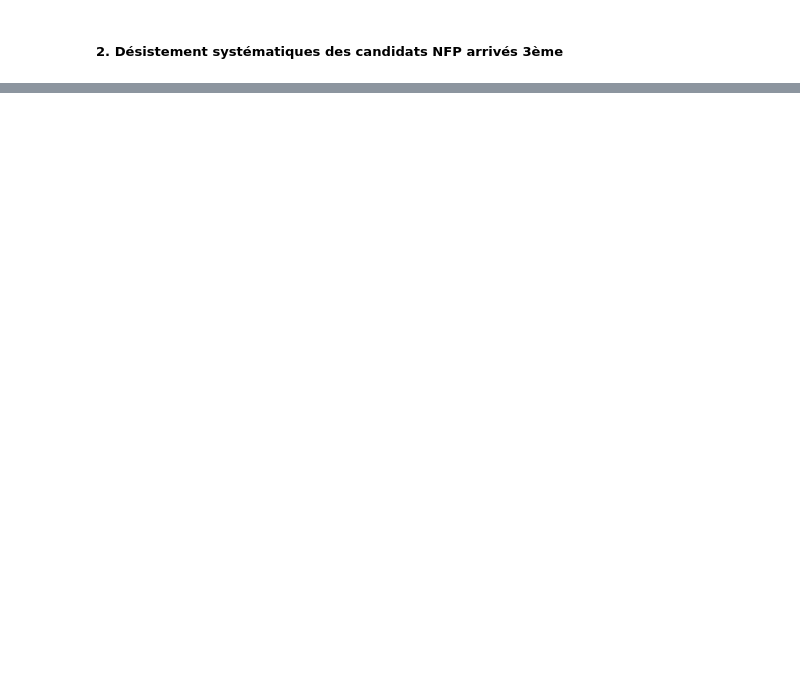
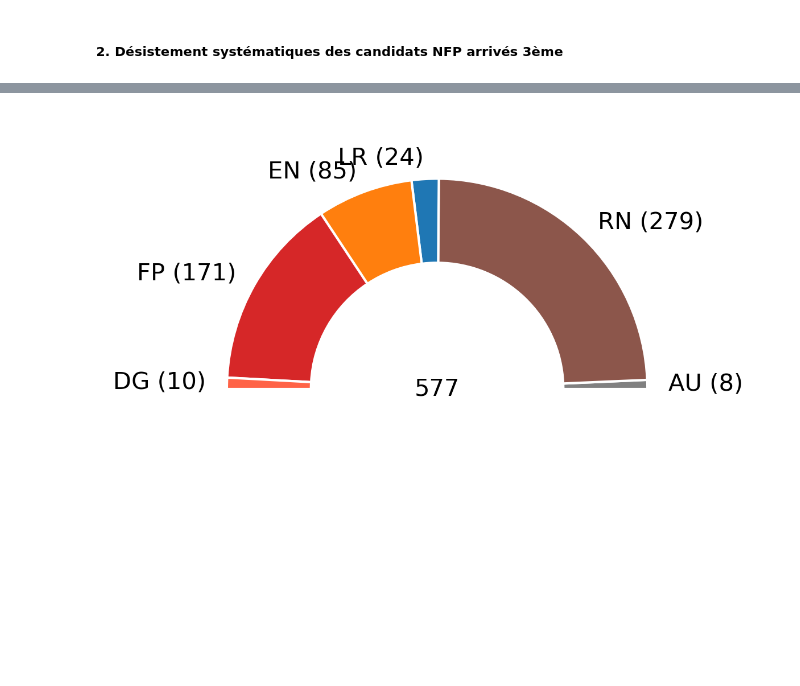
Before and after one commit to amounier/datan, a Jupyter notebook: Reports.ipynb, the cells around one changed output, grey strips where cells are left out. Drawn from its saved outputs; the diff is of its cells as text; code cells hidden in the pictures; blank space fills up the shorter version.

```diff
--- a/Reports.ipynb
+++ b/Reports.ipynb
@@ -398,0 +684,21 @@ plt.show()
+# %%
+# plot half pie chart
+label = list(elected.keys())[::-1]
+val = [elected.get(l) for l in label]
+colors = [colors_nuances.get(l) for l in label]
+
+label = ['{} ({})'.format(s.upper(), sieges.get(s)) for s in label]
+
+label.append("")
+val.append(sum(val))  # 50% blank
+colors.append('white')
+
+fig,ax = plt.subplots(figsize=(10,4),dpi=300)
+wedges, labels = plt.pie(val, wedgeprops=dict(width=0.4,edgecolor='w'),labels=label, colors=colors)
+wedges[-1].set_visible(False)
+ax.margins(x=0, y=5)
+ax.text(0.5, 0.5, '577', transform = ax.transAxes, va = 'center', ha = 'center')
+plt.savefig(os.path.join(save_path,'votes_T2_projections_S3.png'),bbox_inches='tight')
+plt.show()
+# %% [output]
+[figure, added]
```
Also changed, not shown: parts of 12 cells of this notebook, 5 other files.
